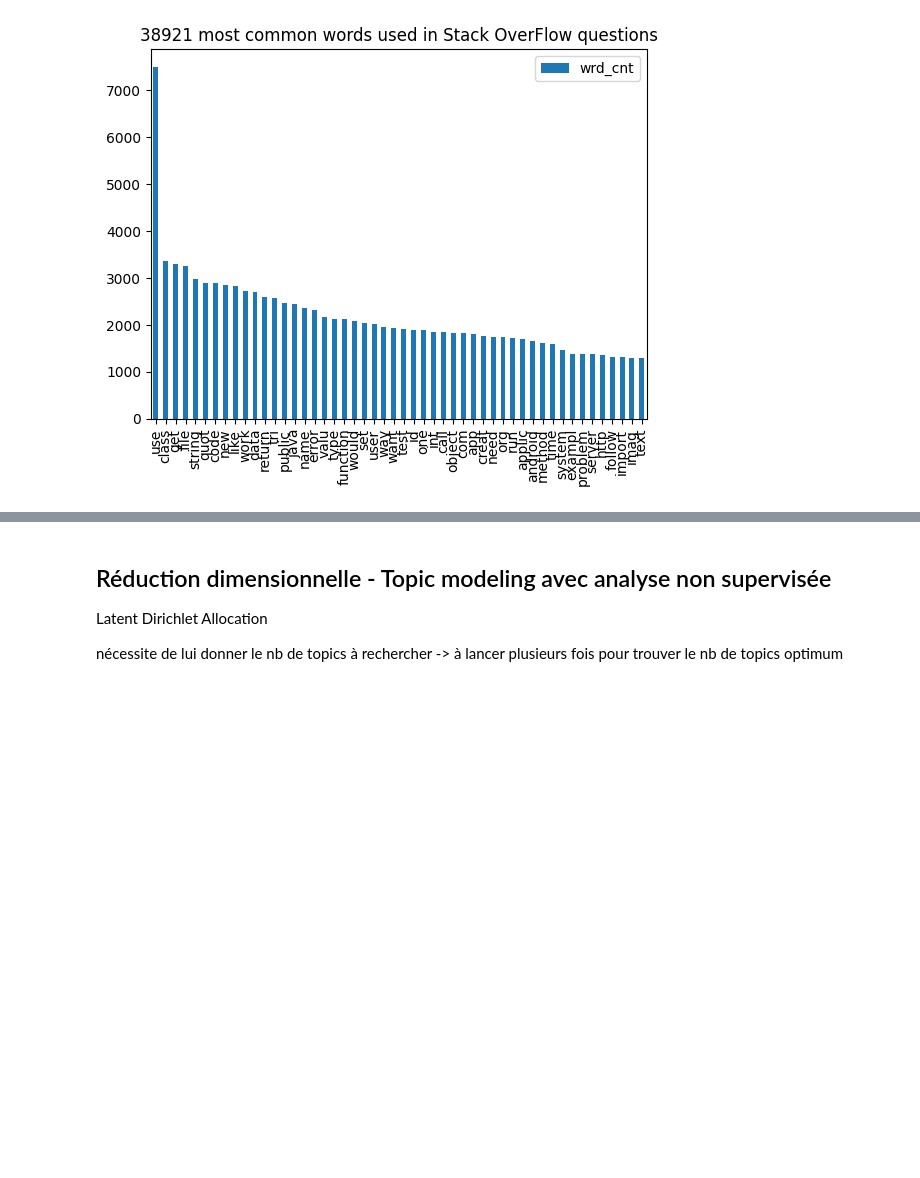
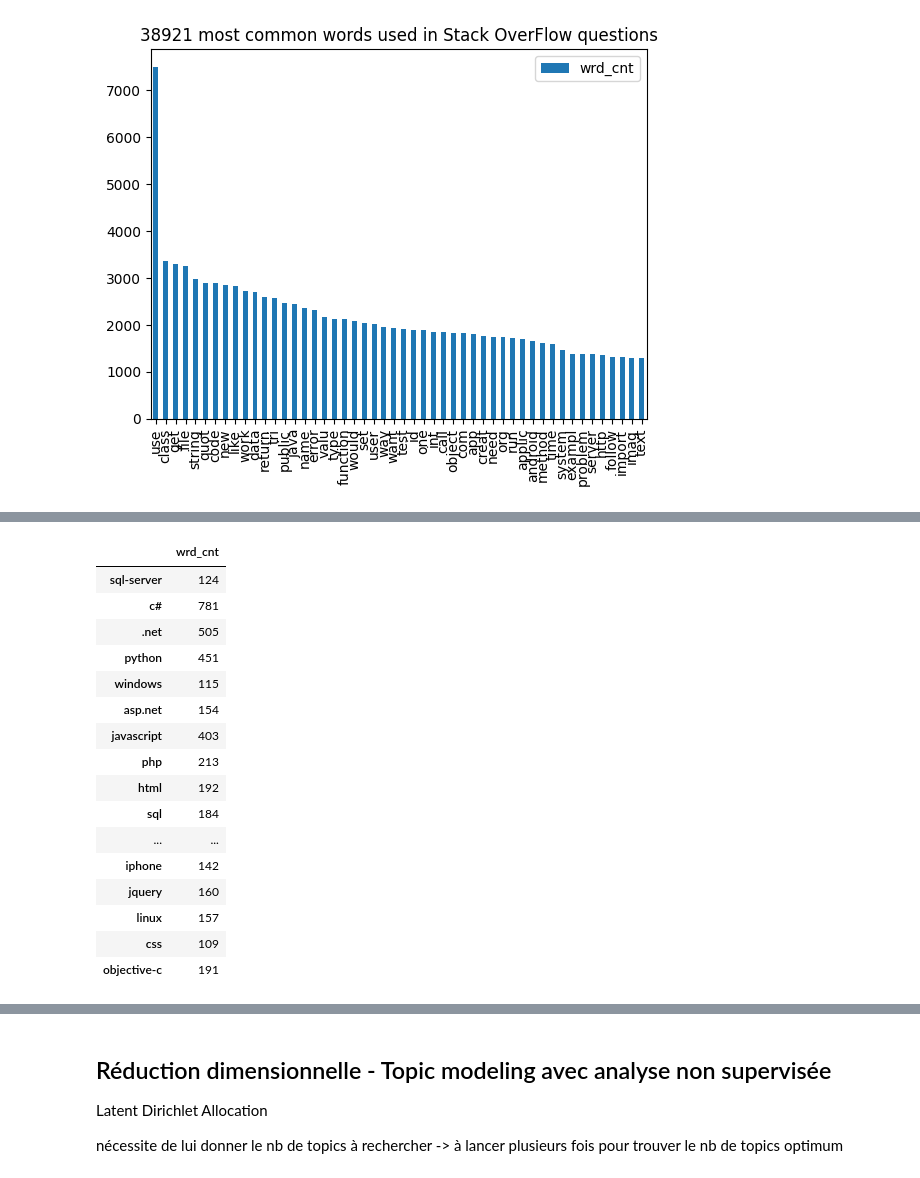
Before and after one commit to vintel38/OCS-P5, a Jupyter notebook: Arrigoni_Vincent_1_notebook_exploration_042023.ipynb, the cells around one changed output, grey strips where cells are left out. Drawn from its saved outputs; the diff is of its cells as text; code cells hidden in the pictures; blank space fills up the shorter version.

```diff
--- a/Arrigoni_Vincent_1_notebook_exploration_042023.ipynb
+++ b/Arrigoni_Vincent_1_notebook_exploration_042023.ipynb
@@ -200,3 +205,23 @@ df.sort_values(by='wrd_cnt',ascending=False)[:].plot(kind='bar', title='{} most
+# %%
+df
+# %% [output]
+|  | wrd_cnt |
+| sql-server | 124 |
+| c# | 781 |
+| .net | 505 |
+| python | 451 |
+| windows | 115 |
+| asp.net | 154 |
+| javascript | 403 |
+| php | 213 |
+| html | 192 |
+| sql | 184 |
+| ... | ... |
+| iphone | 142 |
+| jquery | 160 |
+| linux | 157 |
+| css | 109 |
+| objective-c | 191 |
 # %%
 data
 # %% [output]
```
Also changed, not shown: parts of 9 cells of this notebook, 3 other files.
